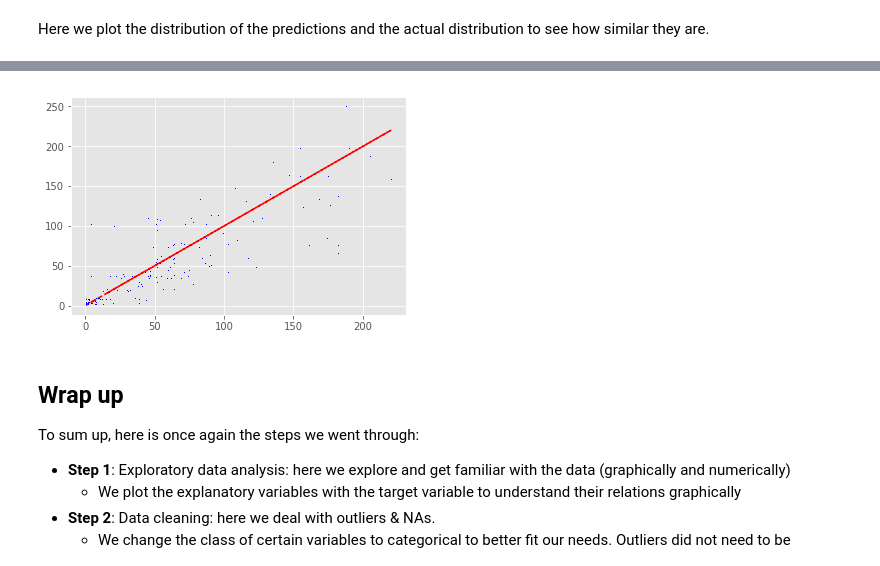
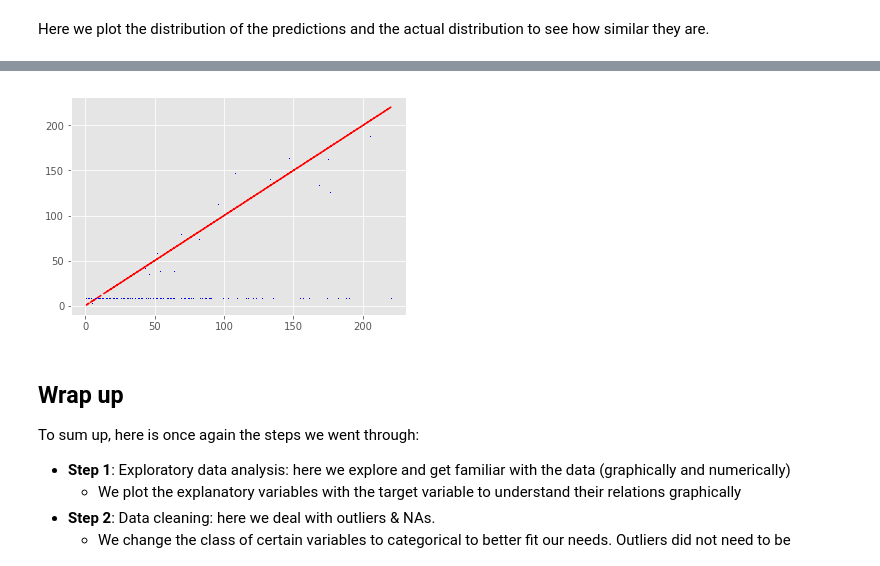
Before and after one commit to alancarton/bike_share_washington, a Jupyter notebook: Bike-Sharing.ipynb, the cells around one changed output, grey strips where cells are left out. Saved outputs shown, nothing was run; the diff lists cells and outputs as text; code cells hidden in the pictures.

```diff
--- a/Bike-Sharing.ipynb
+++ b/Bike-Sharing.ipynb
@@ -731,5 +907,0 @@ GridSearchCV(cv=5, error_score='raise-deprecating',
-# %%
-X_train_sample["holiday"] = X_train_sample.holiday.astype("int")
-X_train_sample["workingday"] = X_train_sample.workingday.astype("int")
-X_test_sample["holiday"] = X_test_sample.holiday.astype("int")
-X_test_sample["workingday"] = X_test_sample.workingday.astype("int")
@@ -757,5 +907,0 @@ See the caveats in the documentation: http://pandas.pydata.org/pandas-docs/stabl
-# %%
-with joblib.parallel_backend('dask'):
-    grid.fit(X_train_sample, y_train_sample)
-print (grid.score(X_test_sample,y_test_sample))
-print (grid.best_params_)
@@ -776,15 +957,34 @@ logmodel = LogisticRegression(
     multi_class="ovr",
     n_jobs=1,
     penalty="l2",
-    random_state=None,
     solver="liblinear",
     tol=0.0001,
     verbose=0,
     warm_start=False,
 )
 
-with joblib.parallel_backend('dask'):
+mod_start = time.time()
+
+with joblib.parallel_backend("dask"):
     logmodel.fit(X_train_sample, y_train_sample)
 
     # Predicting on Test
     y_pred_pip_sample = logmodel.predict(X_test_sample)
+
+    # here we measure the r^2
+    r2_simple = r2_score(y_test_sample.compute(), y_pred_pip_sample)
+
+    # here we measure the accuracy
+    # Using r2 instead of accuracy.
+
+
+mod_elapsed = time.time() - mod_start
+df_results.loc[df_results.shape[0]] = [
+    "Line Dask",
+    r2_simple.round(2),
+    r2_simple.round(2),
+    "",
+    print_time(mod_elapsed),
+]
+
+df_results
@@ -811,8 +1011,15 @@ sns.distplot((y_pred_pip_sample), ax=ax2, bins=50)
 # %%
-plt.plot(y_test_sample, y_test_sample, 'r--', y_test_sample, y_pred_pip_sample, 'b,')
+plt.plot(
+    y_test_sample.compute(),
+    y_test_sample.compute(),
+    "r--",
+    y_test_sample.compute(),
+    y_pred_pip_sample,
+    "b,",
+)
 plt.show()
 # %% [output]
-[figure, old version]
+[figure, new version]
 # %% [markdown]
 ## Wrap up
 To sum up, here is once again the steps we went through:
```
Also changed, not shown: parts of 101 cells of this notebook, 1 other file.
